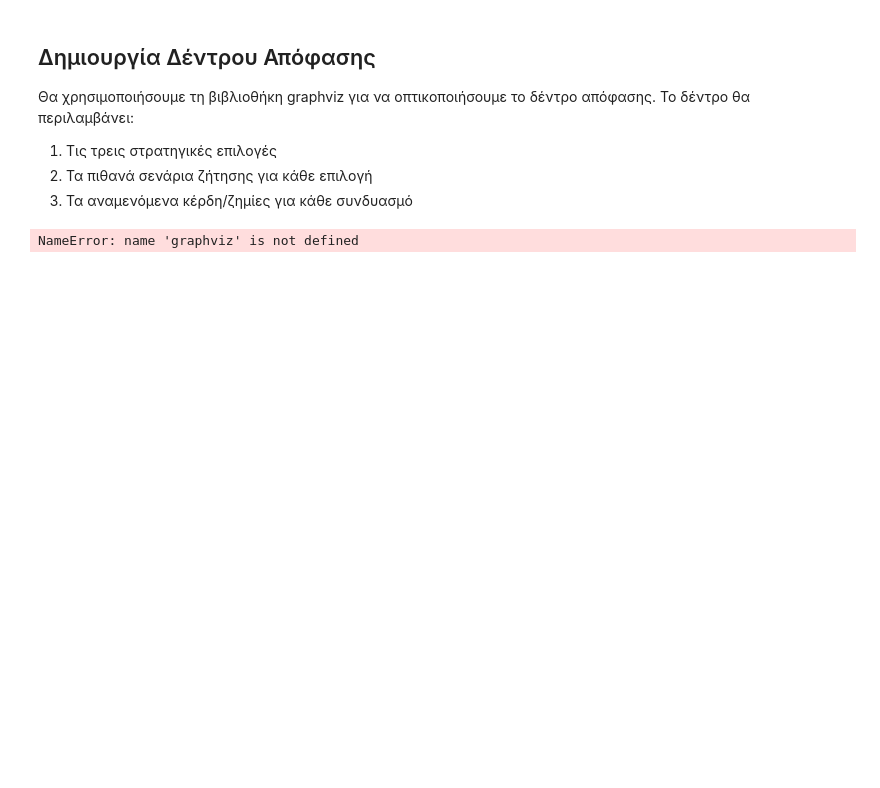
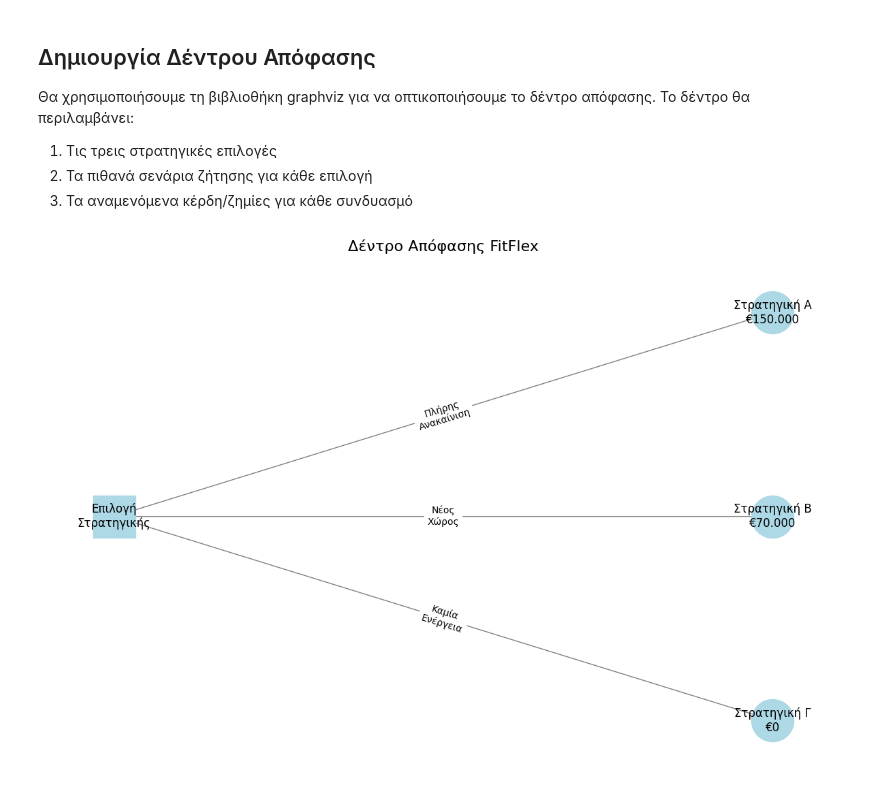
Before and after one commit to KostasPapadooo/it2022141_2022119, a Jupyter notebook: decision_tree_analysis.ipynb, the cells around one changed output. Drawn from its saved outputs; the diff is of its cells as text; code cells hidden in the pictures; blank space fills up the shorter version.

Commit message:
first comment

```diff
--- a/decision_tree_analysis.ipynb
+++ b/decision_tree_analysis.ipynb
@@ -20,14 +20,9 @@
 # Εισαγωγή απαραίτητων βιβλιοθηκών
 import numpy as np
 import matplotlib.pyplot as plt
-import seaborn as sns
-import graphviz
+import networkx as nx
 
-# Ρύθμιση για καλύτερη εμφάνιση των γραφημάτων
-plt.style.use('seaborn')
-sns.set_theme(style="whitegrid")
-
-# Ρύθμιση για εμφάνιση ελληνικών χαρακτήρων
-plt.rcParams['font.family'] = 'DejaVu Sans'
+# Ρύθμιση για μεγαλύτερο μέγεθος γραφήματος
+plt.figure(figsize=(15, 10))
 
 print("Οι βιβλιοθήκες φορτώθηκαν επιτυχώς!")
@@ -38,25 +36,50 @@ print("Οι βιβλιοθήκες φορτώθηκαν επιτυχώς!")
 1. Τις τρεις στρατηγικές επιλογές
 2. Τα πιθανά σενάρια ζήτησης για κάθε επιλογή
 3. Τα αναμενόμενα κέρδη/ζημίες για κάθε συνδυασμό
-# %%
-# Δημιουργία του δέντρου απόφασης
-dot = graphviz.Digraph(comment='Δέντρο Απόφασης FitFlex')
-dot.attr(rankdir='LR')
-
-# Κόμβος απόφασης
-dot.node('D1', 'Επιλογή\nΣτρατηγικής', shape='square')
-
-# Κόμβοι πιθανοτήτων για κάθε στρατηγική
-dot.node('C1', 'Στρατηγική Α\n€150.000', shape='circle')
-dot.node('C2', 'Στρατηγική Β\n€70.000', shape='circle')
-dot.node('C3', 'Στρατηγική Γ\n€0', shape='circle')
-
-# Σύνδεση κόμβων
-dot.edge('D1', 'C1', 'Πλήρης\nΑνακαίνιση')
-dot.edge('D1', 'C2', 'Νέος\nΧώρος')
-dot.edge('D1', 'C3', 'Καμία\nΕνέργεια')
-
-# Εμφάνιση του δέντρου
-dot
-# %% [output]
-NameError: name 'graphviz' is not defined
+# %%
+# Δημιουργία του δέντρου απόφασης
+G = nx.DiGraph()
+
+# Προσθήκη κόμβων
+G.add_node("D1", pos=(0, 0), node_type="decision", label="Επιλογή\nΣτρατηγικής")
+G.add_node("C1", pos=(2, 2), node_type="chance", label="Στρατηγική Α\n€150.000")
+G.add_node("C2", pos=(2, 0), node_type="chance", label="Στρατηγική Β\n€70.000")
+G.add_node("C3", pos=(2, -2), node_type="chance", label="Στρατηγική Γ\n€0")
+
+# Προσθήκη ακμών
+G.add_edge("D1", "C1", label="Πλήρης\nΑνακαίνιση")
+G.add_edge("D1", "C2", label="Νέος\nΧώρος")
+G.add_edge("D1", "C3", label="Καμία\nΕνέργεια")
+
+# Σχεδίαση του δέντρου
+pos = nx.get_node_attributes(G, 'pos')
+plt.figure(figsize=(12, 8))
+
+# Σχεδίαση των ακμών με ετικέτες
+nx.draw_networkx_edges(G, pos, edge_color='gray', arrows=True, arrowsize=20)
+edge_labels = nx.get_edge_attributes(G, 'label')
+nx.draw_networkx_edge_labels(G, pos, edge_labels=edge_labels)
+
+# Σχεδίαση των κόμβων
+decision_nodes = [node for node, attr in G.nodes(data=True) if attr['node_type'] == 'decision']
+chance_nodes = [node for node, attr in G.nodes(data=True) if attr['node_type'] == 'chance']
+
+nx.draw_networkx_nodes(G, pos, nodelist=decision_nodes,
+                      node_color='lightblue',
+                      node_shape='s',
+                      node_size=2000)
+nx.draw_networkx_nodes(G, pos, nodelist=chance_nodes,
+                      node_color='lightblue',
+                      node_shape='o',
+                      node_size=2000)
+
+# Προσθήκη ετικετών στους κόμβους
+labels = nx.get_node_attributes(G, 'label')
+nx.draw_networkx_labels(G, pos, labels=labels)
+
+plt.title("Δέντρο Απόφασης FitFlex", pad=20, size=16)
+plt.axis('off')
+plt.tight_layout()
+plt.show()
+# %% [output]
+[figure, added]
```
Also changed, not shown: parts of 1 cell of this notebook, 1 other file.
